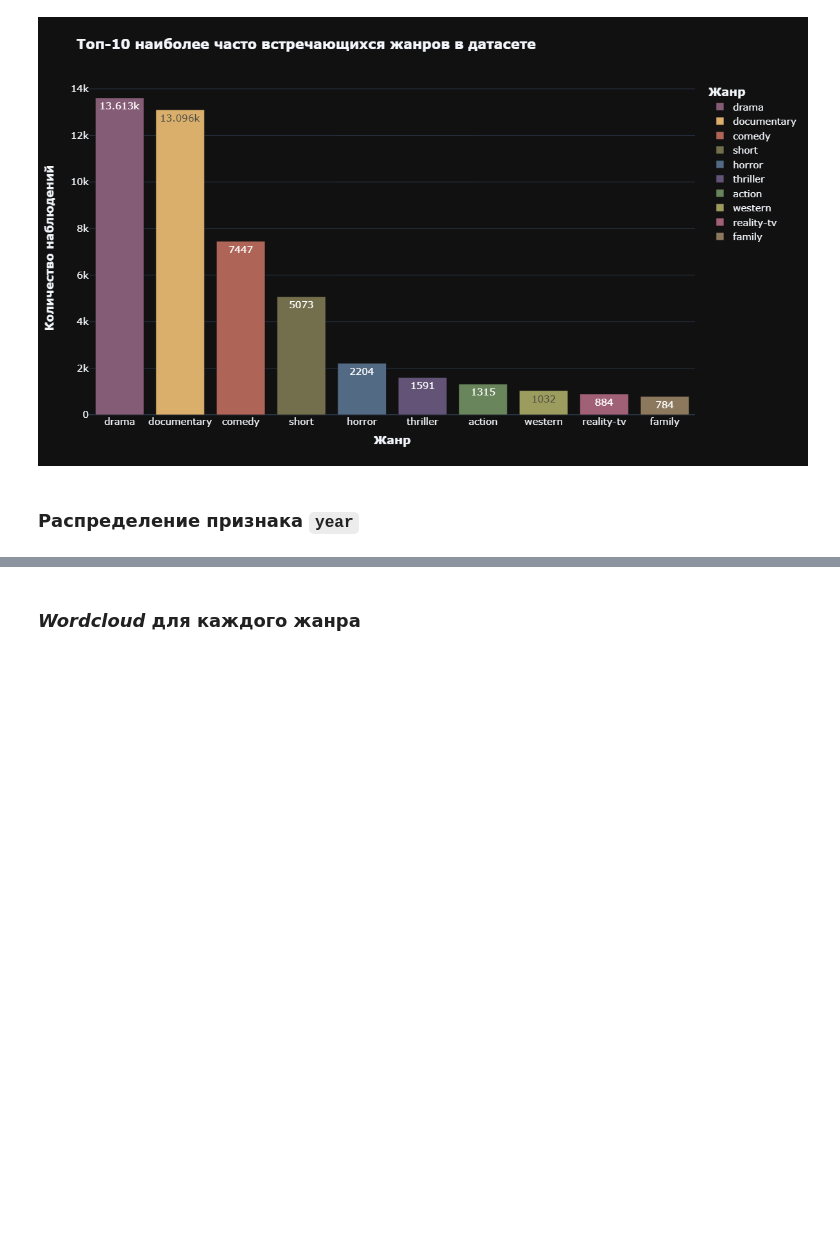
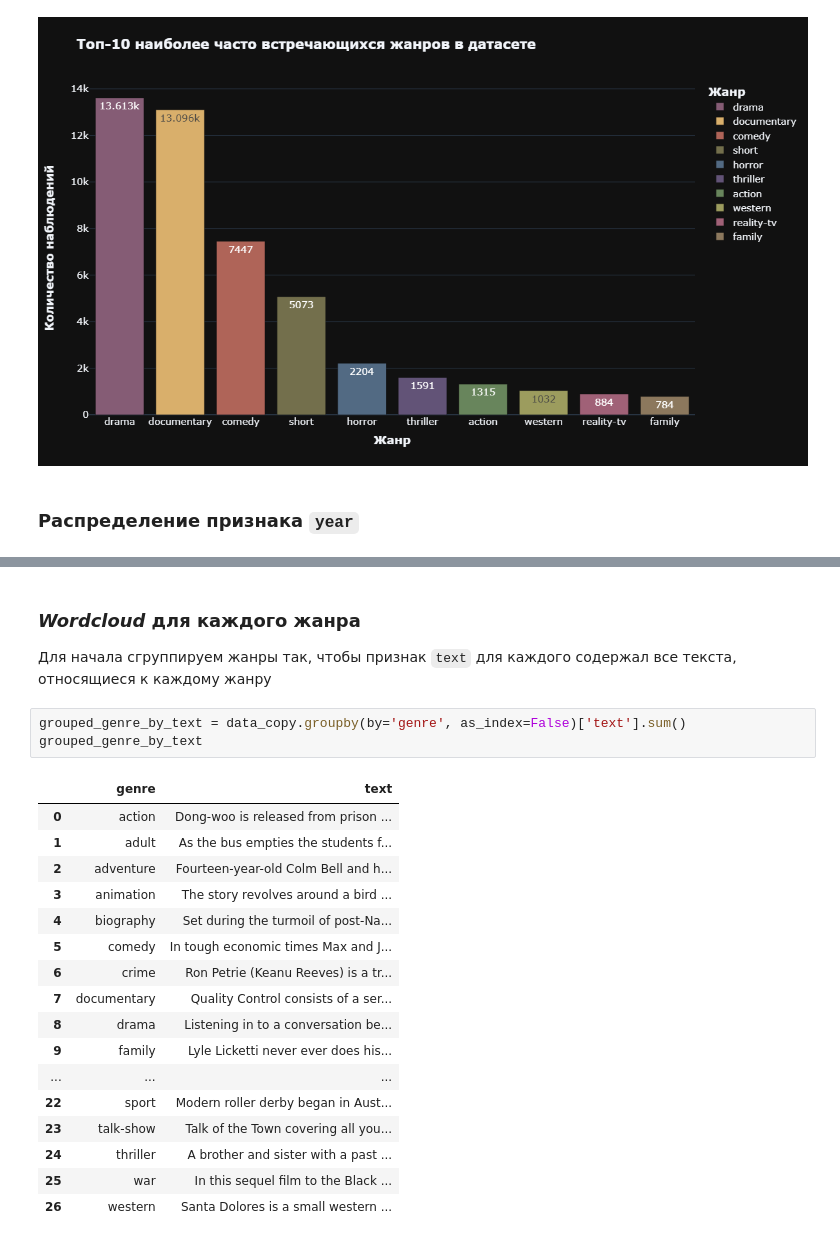
Before and after one commit to ScReameer/Movie-genre-classification, a Jupyter notebook: notebook/Movie genre classification.ipynb, the cells around one changed output, grey strips where cells are left out. Drawn from its saved outputs; the diff is of its cells as text; blank space fills up the shorter version.

```diff
--- a/notebook/Movie genre classification.ipynb
+++ b/notebook/Movie genre classification.ipynb
@@ -152,5 +157,27 @@ px.histogram(
 ).update_yaxes(title='<b>Количество наблюдений</b>')
 # %% [output]
 [figure]
-# %% [markdown]
-### *Wordcloud* для каждого жанра
+# %% [markdown]
+### *Wordcloud* для каждого жанра
+Для начала сгруппируем жанры так, чтобы признак `text` для каждого содержал все текста, относящиеся к каждому жанру
+# %%
+grouped_genre_by_text = data_copy.groupby(by='genre', as_index=False)['text'].sum()
+grouped_genre_by_text
+# %% [output]
+|  | genre | text |
+| 0 | action | Dong-woo is released from prison ... |
+| 1 | adult | As the bus empties the students f... |
+| 2 | adventure | Fourteen-year-old Colm Bell and h... |
+| 3 | animation | The story revolves around a bird ... |
+| 4 | biography | Set during the turmoil of post-Na... |
+| 5 | comedy | In tough economic times Max and J... |
+| 6 | crime | Ron Petrie (Keanu Reeves) is a tr... |
+| 7 | documentary | Quality Control consists of a ser... |
+| 8 | drama | Listening in to a conversation be... |
+| 9 | family | Lyle Licketti never ever does his... |
+| ... | ... | ... |
+| 22 | sport | Modern roller derby began in Aust... |
+| 23 | talk-show | Talk of the Town covering all you... |
+| 24 | thriller | A brother and sister with a past ... |
+| 25 | war | In this sequel film to the Black ... |
+| 26 | western | Santa Dolores is a small western ... |
```
Also changed, not shown: parts of 11 cells of this notebook.
